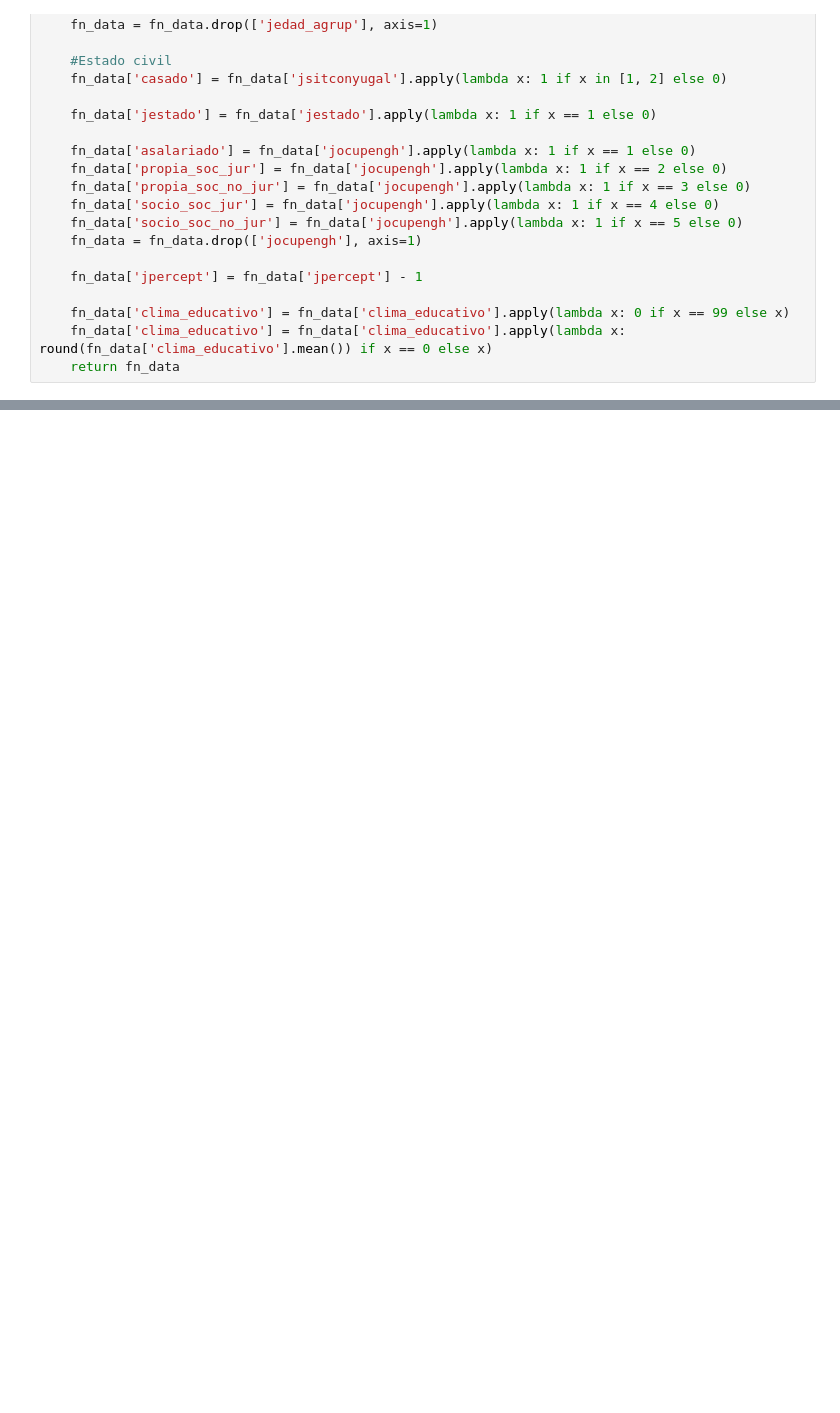
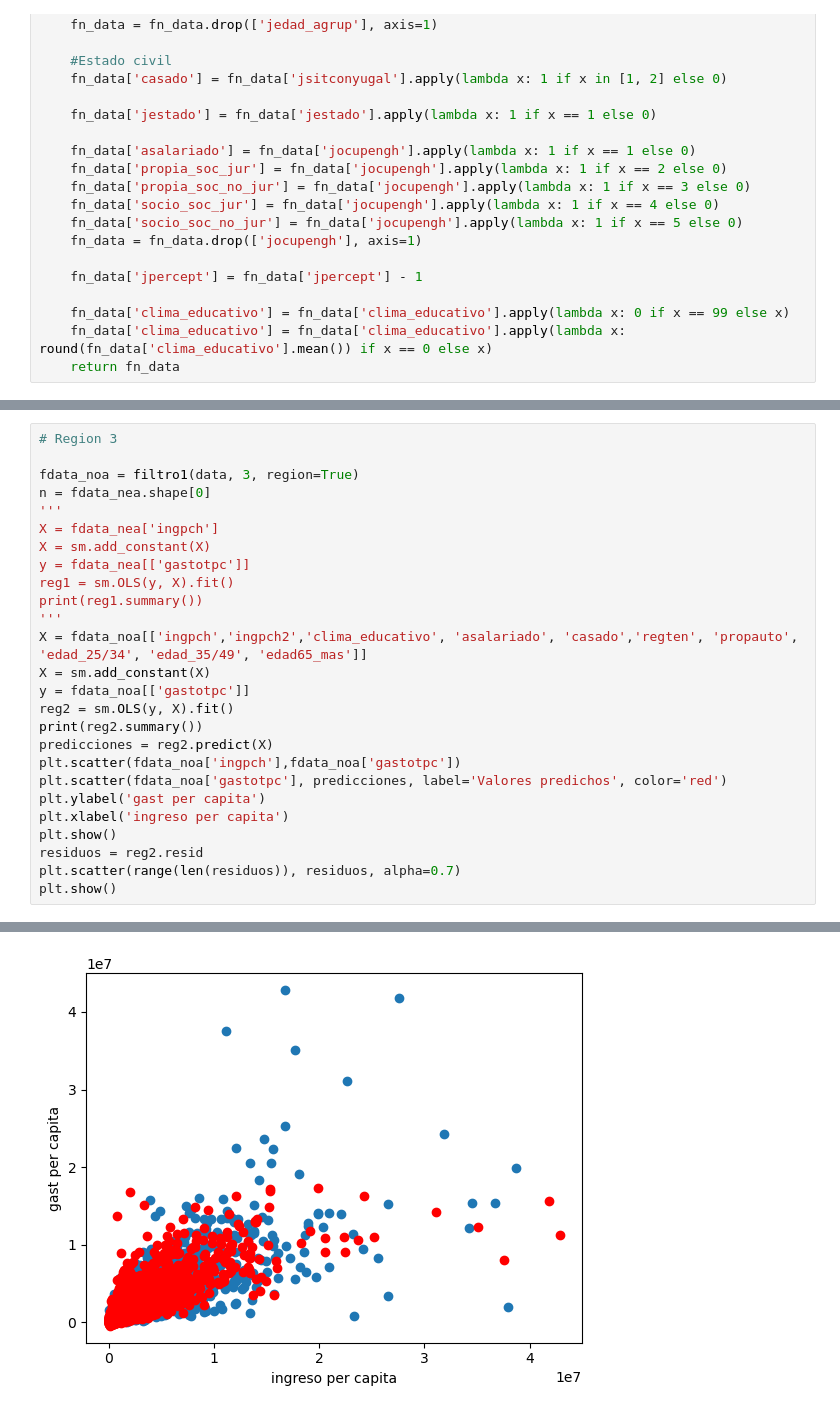
Before and after one commit to ivanfederodriguez/ENGHO, a Jupyter notebook: ENGHO Notebook.ipynb, the cells around one changed output, grey strips where cells are left out. Cells and saved outputs as stored; diff of their text form; blank space fills up the shorter version.

```diff
--- a/ENGHO Notebook.ipynb
+++ b/ENGHO Notebook.ipynb
@@ -218,0 +259,27 @@ plt.show()
+# %%
+# Region 3
+
+fdata_noa = filtro1(data, 3, region=True)
+n = fdata_nea.shape[0]
+'''
+X = fdata_nea['ingpch']
+X = sm.add_constant(X)
+y = fdata_nea[['gastotpc']]
+reg1 = sm.OLS(y, X).fit()
+print(reg1.summary())
+'''
+X = fdata_noa[['ingpch','ingpch2','clima_educativo', 'asalariado', 'casado','regten', 'propauto', 'edad_25/34', 'edad_35/49', 'edad65_mas']]
+X = sm.add_constant(X)
+y = fdata_noa[['gastotpc']]
+reg2 = sm.OLS(y, X).fit()
+print(reg2.summary())
+predicciones = reg2.predict(X)
+plt.scatter(fdata_noa['ingpch'],fdata_noa['gastotpc'])
+plt.scatter(fdata_noa['gastotpc'], predicciones, label='Valores predichos', color='red')
+plt.ylabel('gast per capita')
+plt.xlabel('ingreso per capita')
+plt.show()
+residuos = reg2.resid
+plt.scatter(range(len(residuos)), residuos, alpha=0.7)
+plt.show()
+# %% [output]
@@ -218,0 +303 @@ plt.show()
+[figure, added]
```
Also changed, not shown: parts of 28 cells of this notebook.
